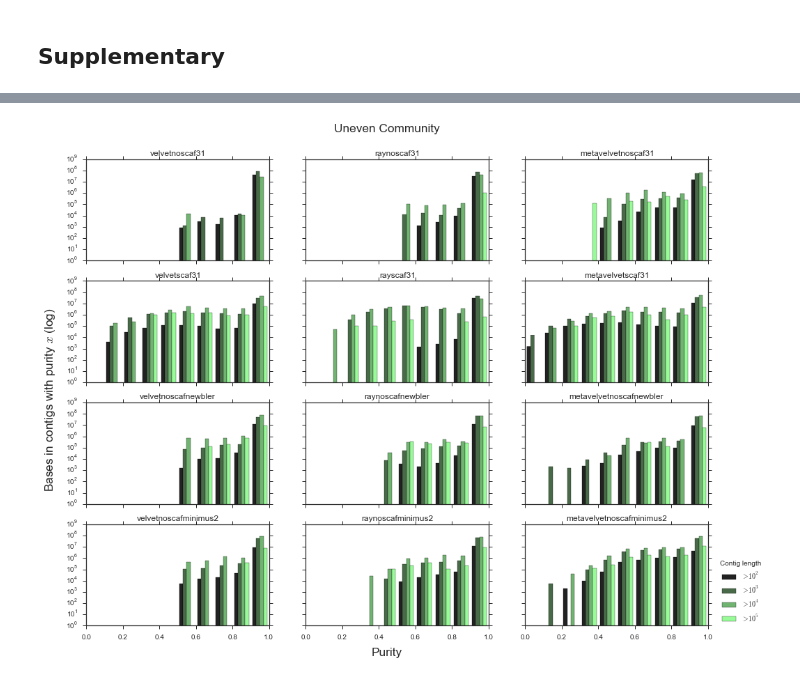
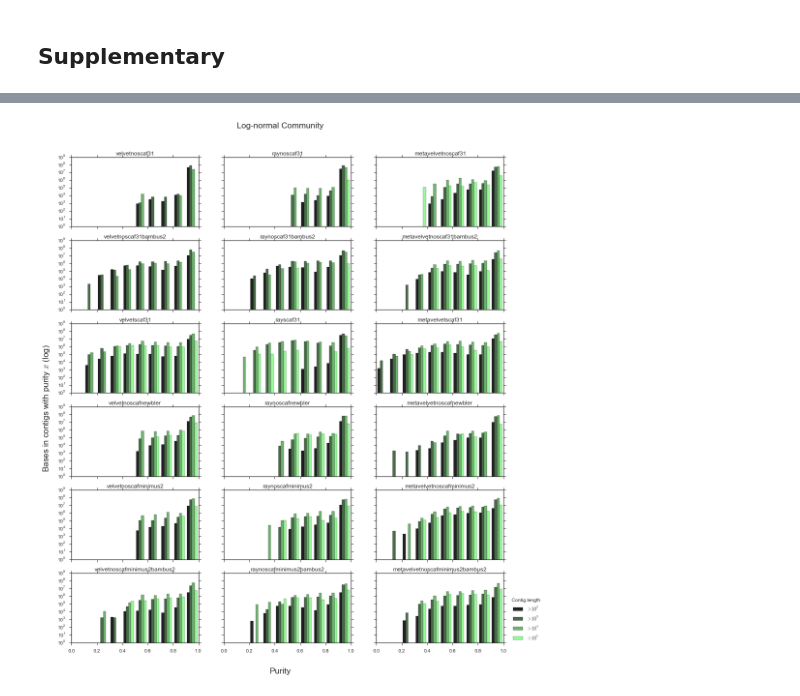
Before and after one commit to inodb/masmvali-publication, a Jupyter notebook: notebooks/LIMS-1884-plos-publication-figures.ipynb, the cells around one changed output, grey strips where cells are left out. Cells and saved outputs as stored; diff of their text form; code cells hidden in the pictures.

```diff
--- a/notebooks/LIMS-1884-plos-publication-figures.ipynb
+++ b/notebooks/LIMS-1884-plos-publication-figures.ipynb
@@ -161,13 +160,15 @@ plt.savefig("/media/milou/glob/github/masmvali-publication/plos/figures/Figure_2
 # %% [markdown]
 ## Supplementary
 # %%
-mpl.rcParams['figure.figsize'] = 16, 12
+mpl.rcParams['figure.figsize'] = 16, 18
 
 cmp_purities = ["velvetnoscaf31", "raynoscaf31", "metavelvetnoscaf31",
+                "velvetnoscaf31bambus2", "raynoscaf31bambus2", "metavelvetnoscaf31bambus2",
                 "velvetscaf31", "rayscaf31", "metavelvetscaf31",
                 "velvetnoscafnewbler", "raynoscafnewbler", "metavelvetnoscafnewbler",
-                "velvetnoscafminimus2", "raynoscafminimus2", "metavelvetnoscafminimus2"]
-f, axes = plt.subplots(4, 3, sharex=True, sharey=True)
+                "velvetnoscafminimus2", "raynoscafminimus2", "metavelvetnoscafminimus2",
+                "velvetnoscafminimus2bambus2", "raynoscafminimus2bambus2", "metavelvetnoscafminimus2bambus2",]
+f, axes = plt.subplots(6, 3, sharex=True, sharey=True)
 labels = ["$>10^2$","$>10^3$", "$>10^4$", "$>10^5$"]
 for i, s in enumerate(cmp_purities):
     ax = axes[i/3][i%3]
@@ -207,11 +208,13 @@ plt.savefig("/media/milou/glob/github/masmvali-publication/plos/figures/Figure_S
 # %%
-mpl.rcParams['figure.figsize'] = 16, 12
+mpl.rcParams['figure.figsize'] = 16, 18
 
 cmp_purities = ["velvetnoscaf31", "raynoscaf31", "metavelvetnoscaf31",
+                "velvetnoscaf31bambus2", "raynoscaf31bambus2", "metavelvetnoscaf31bambus2",
                 "velvetscaf31", "rayscaf31", "metavelvetscaf31",
                 "velvetnoscafnewbler", "raynoscafnewbler", "metavelvetnoscafnewbler",
-                "velvetnoscafminimus2", "raynoscafminimus2", "metavelvetnoscafminimus2"]
-f, axes = plt.subplots(4, 3, sharex=True, sharey=True)
+                "velvetnoscafminimus2", "raynoscafminimus2", "metavelvetnoscafminimus2",
+                "velvetnoscafminimus2bambus2", "raynoscafminimus2bambus2", "metavelvetnoscafminimus2bambus2",]
+f, axes = plt.subplots(6, 3, sharex=True, sharey=True)
 labels = ["$>10^2$","$>10^3$", "$>10^4$", "$>10^5$"]
 for i, s in enumerate(cmp_purities):
     ax = axes[i/3][i%3]
@@ -219,32 +222,32 @@ for i, s in enumerate(cmp_purities):
 
     # interval lengths
     len_intervals = []
     len_weights = []
     ivs = [(int(1e2), int(1e3)), (int(1e3), int(1e4)), (int(1e4), int(1e5)), (int(1e5),float("inf"))]
     for l, h in ivs:
         leni = (np.array(avp.contig_purity["contig_length"] >= l) & np.array(avp.contig_purity["contig_length"] < h))
         len_intervals.append(list(avp.contig_purity[leni]["max_aln_purity"]))
         len_weights.append(list(avp.contig_purity[leni]["contig_length"]))
 
     ax.set_title(s)
     ax.hist(len_intervals,
          weights=len_weights,
          range=[0.0,1.0], log=1,
          label=labels,
          color=sns.dark_palette("palegreen", len(ivs)))
     ax.set_ylim(1,1e09)
     #ax.yaxis.grid(True, c='white')
     #ax.set_axisbelow(False)
     #sns.despine()
 
 lgd = ax.legend(title="Contig length", bbox_to_anchor=(1.05, 0), loc='lower left', borderaxespad=0.)
 
 # Set common labels
-t1 = f.text(0.5, 0.95, "Uneven Community", va='center', ha='center', size='xx-large')
+t1 = f.text(0.5, 0.95, "Log-normal Community", va='center', ha='center', size='xx-large')
 t2 = f.text(0.5, 0.08, 'Purity', ha='center', va='center', size='xx-large')
 t3 = f.text(0.08, 0.5, 'Bases in contigs with purity $x$ (log)', ha='center', va='center', rotation='vertical', size='xx-large')
 
 plt.savefig("/media/milou/glob/github/masmvali-publication/plos/figures/Figure_S2.eps",
             bbox_extra_artists=(lgd, t1, t2, t3), bbox_inches='tight')
 # %% [output]
-[figure, old version]
+[figure, new version]
```
Also changed, not shown: parts of 12 cells of this notebook.
